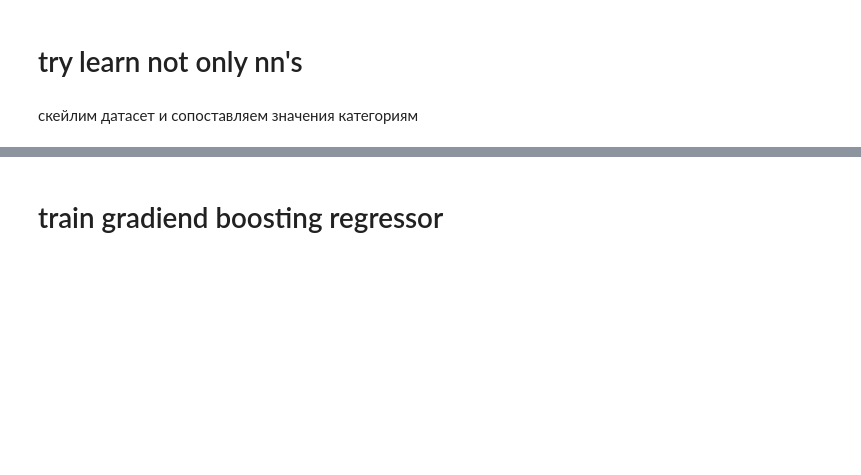
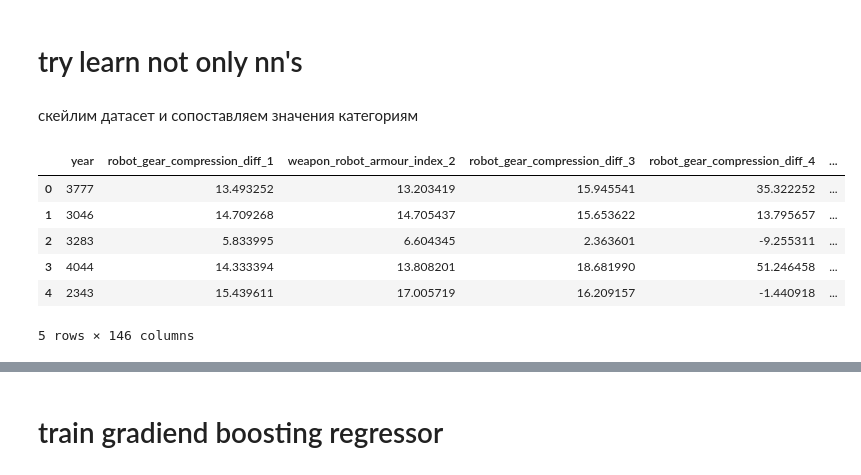
Before and after one commit to otzhora/vc_contest, a Jupyter notebook: main_notebook.ipynb, the cells around one changed output, grey strips where cells are left out. Saved outputs shown, nothing was run; the diff lists cells and outputs as text; code cells hidden in the pictures; blank space fills up the shorter version.

```diff
--- a/main_notebook.ipynb
+++ b/main_notebook.ipynb
@@ -233,6 +236,16 @@ dataset = pd.read_csv('./robot_data/train_data.csv')
 dataset = dataset.sample(frac=1).reset_index(drop=True)
 # %% [markdown]
 скейлим датасет и сопоставляем значения категориям
+# %%
+dataset.head()
+# %% [output]
+|  | year | robot_gear_compression_diff_1 | weapon_robot_armour_index_2 | robot_gear_compression_diff_3 | robot_gear_compression_diff_4 | ... |
+| 0 | 3777 | 13.493252 | 13.203419 | 15.945541 | 35.322252 | ... |
+| 1 | 3046 | 14.709268 | 14.705437 | 15.653622 | 13.795657 | ... |
+| 2 | 3283 | 5.833995 | 6.604345 | 2.363601 | -9.255311 | ... |
+| 3 | 4044 | 14.333394 | 13.808201 | 18.681990 | 51.246458 | ... |
+| 4 | 2343 | 15.439611 | 17.005719 | 16.209157 | -1.440918 | ... |
+5 rows × 146 columns
 # %%
 dataset = simple_encode(dataset)
 
```
Also changed, not shown: parts of 14 cells of this notebook, 1 other file.
